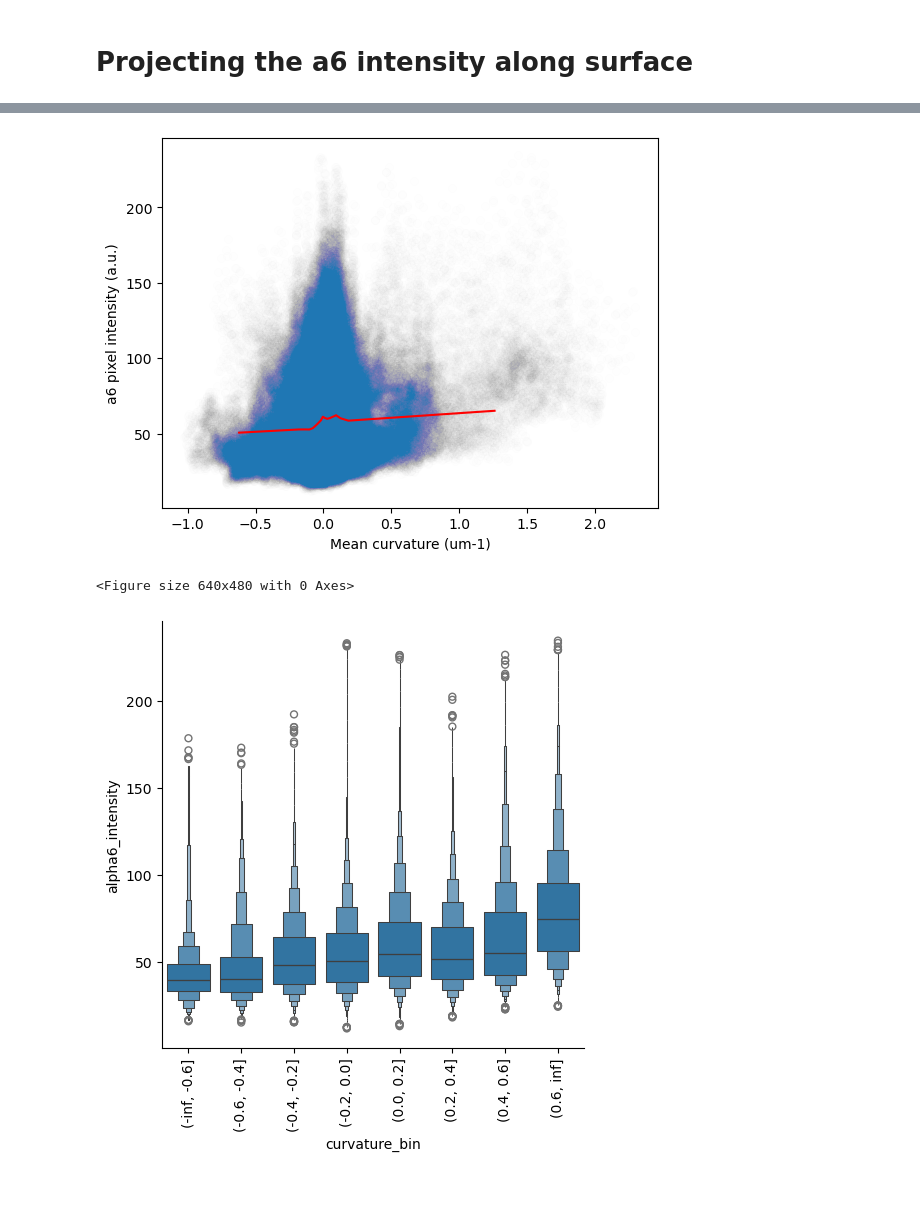
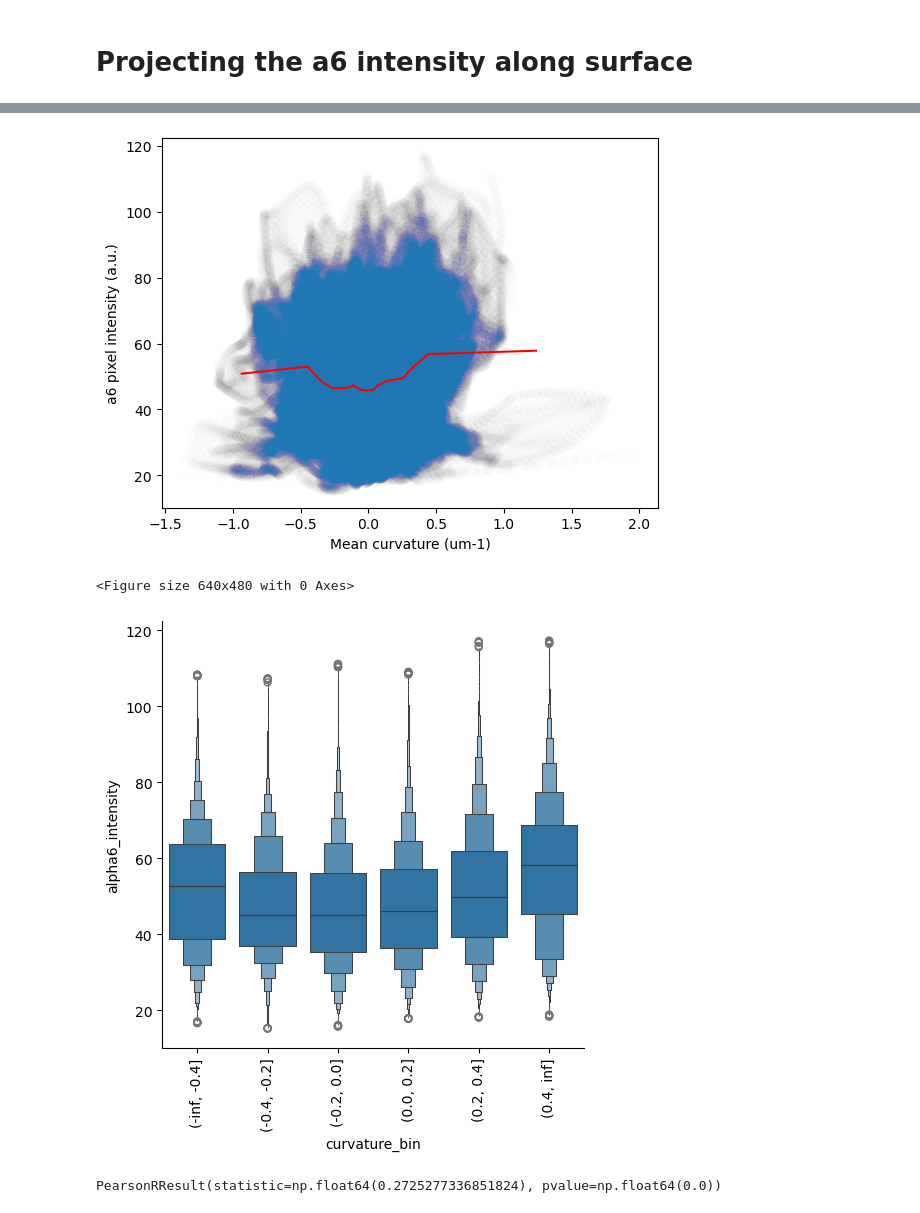
Before and after one commit to xies/mouse_skin_size_control, a Jupyter notebook: 2025_lineage_analysis/tissue_curvature/integrin_a6.ipynb, the cells around one changed output, grey strips where cells are left out. Saved outputs shown, nothing was run; the diff lists cells and outputs as text; code cells hidden in the pictures.

Commit message:
finishing up figures

```diff
--- a/2025_lineage_analysis/tissue_curvature/integrin_a6.ipynb
+++ b/2025_lineage_analysis/tissue_curvature/integrin_a6.ipynb
@@ -29,21 +22,23 @@ flist
 # %%
 
-dirname = '/Users/xies/Library/CloudStorage/OneDrive-Stanford/Skin/Fixed/07-13-2026 whole hindpaw a6 K10 long incubation/Cage 5995 1.5 month female/3dperm_7dprim_7dsecond'
+dirname = '/Users/xies/Library/CloudStorage/OneDrive-Stanford/Skin/Fixed/Integrin stains/07-13-2026 whole hindpaw a6 K10 long incubation/Cage 5995 1.5 month female/3dperm_7dprim_7dsecond/Female 1/'
 
 dx = 0.4143213; dz = 1;
 
-flist = glob(path.join(dirname,'[0-9]/[0-9].tif'))
+flist = glob(path.join(dirname,'[0-9]*/[0-9].tif'))
+
 manifest = pd.DataFrame()
 manifest['Filename'] = flist
 manifest['Dirname'] = manifest['Filename'].apply(lambda x: (path.dirname(x)))
-manifest['FOV'] = manifest['Dirname'].apply(lambda x: path.split(x)[-1]).astype(int)
+manifest['FOV'] = manifest['Dirname'].apply(lambda x: path.split(x)[-1])
 
 img_dict = {row['FOV']:
             io.imread(row['Filename']) for _,row in manifest.iterrows()}
 
-idx = 0
+idx = 1
 channel = 1
 
+print(manifest['FOV'])
 print(manifest.loc[idx]['FOV'])
 stackview.slice(img_dict[manifest.loc[idx]['FOV']],zoom_factor=0.4)
 # %% [output]
@@ -178,10 +173,12 @@ io.imread(path.join(manifest.loc[idx]['Filename'])).astype(float).shape
 # %%
 from imageUtils import reslice_by_heightmap
+from scipy.ndimage import gaussian_filter
 
-idx = 0
+idx = 2
+print(manifest.loc[idx]['FOV'])
 
 # Reload curvature + mask
-im = gaussian_filter(io.imread(path.join(manifest.loc[idx]['Filename'])).astype(float)[...,channel],[1,1,1])
+im = gaussian_filter(io.imread(path.join(manifest.loc[idx]['Filename'])).astype(float)[...,channel],[2,5,5])
 mean_curvature = io.imread(path.join(manifest.loc[idx]['Dirname'],'mean_curvature.tif'))
 
 height_image = io.imread(path.join(manifest.loc[idx]['Dirname'],
@@ -199,12 +196,13 @@ io.imsave(path.join(manifest.loc[idx]['Dirname'],'flat.tif'),bm_a6_intensity)
 # %%
 mask = io.imread(path.join(manifest.loc[idx]['Dirname'],
                            str(manifest.loc[idx]['FOV']) +'_mask.tif')).astype(bool)
-bm_MIP = bm_a6_intensity[13:22,...].max(axis=0).T
+bm_MIP = bm_a6_intensity[13:22,...].max(axis=0)
 mean_curvature_masked = mean_curvature.copy()
 mean_curvature_masked[~mask] = np.nan
+
 bm_MIP_smooth_masked = bm_MIP.copy().astype(float)
 bm_MIP_smooth_masked[~mask] = np.nan
 
 io.imshow(bm_MIP)
-io.imsave( path.join(manifest.loc[idx]['Dirname'],'bm_a6_intensity.tif'), bm_a6_intensity)
+io.imsave( path.join(manifest.loc[idx]['Dirname'],'bm_a6_intensity.tif'), bm_MIP_smooth_masked)
 # %% [output]
@@ -212,25 +210,28 @@ io.imsave( path.join(manifest.loc[idx]['Dirname'],'bm_a6_intensity.tif'), bm_a6_
 # %%
 from basicUtils import plot_bin_means
 
 plt.scatter(mean_curvature_masked.flatten(),bm_MIP_smooth_masked.flatten(), alpha=0.005)
 plot_bin_means(mean_curvature_masked.flatten(),bm_MIP_smooth_masked.flatten(),bin_edges=18,color='r',
                bin_style='percentile',mean='mean')
 plt.xlabel('Mean curvature (um-1)'),
 plt.ylabel('a6 pixel intensity (a.u.)')
 # plt.hlines(np.nanmean(bm_MIP_smooth.flatten()),xmin= -0.4,xmax=0.5)
 
 plt.figure()
 df = pd.DataFrame.from_dict({'curvature':mean_curvature_masked.flatten(),
                              'alpha6_intensity':bm_MIP_smooth_masked.flatten()}).dropna()
-df['curvature_bin'],bins = pd.cut(df['curvature'],bins=[-np.inf,-.6,-.4,-.2,0,.2,.4,.6,np.inf],retbins=True)
+df['curvature_bin'],bins = pd.cut(df['curvature'],bins=[-np.inf,-.4,-.2,0,.2,.4,np.inf],retbins=True)
 sb.catplot(df,x='curvature_bin',y='alpha6_intensity',kind='boxen')
 
 plt.xticks(rotation=90)
 
 df.to_csv(path.join(manifest.loc[idx]['Dirname'],'a6_intensity.csv'))
 # %% [output]
-[figure, old version]
+[figure, new version]
 <Figure size 640x480 with 0 Axes>
-[figure, old version]
+[figure, new version]
 # %%
-# Summarize
+from scipy import stats
+stats.pearsonr(df['curvature'],df['alpha6_intensity'])
+# %% [output]
+PearsonRResult(statistic=np.float64(0.2725277336851824), pvalue=np.float64(0.0))
```
Also changed, not shown: parts of 24 cells of this notebook, 2 other files.
